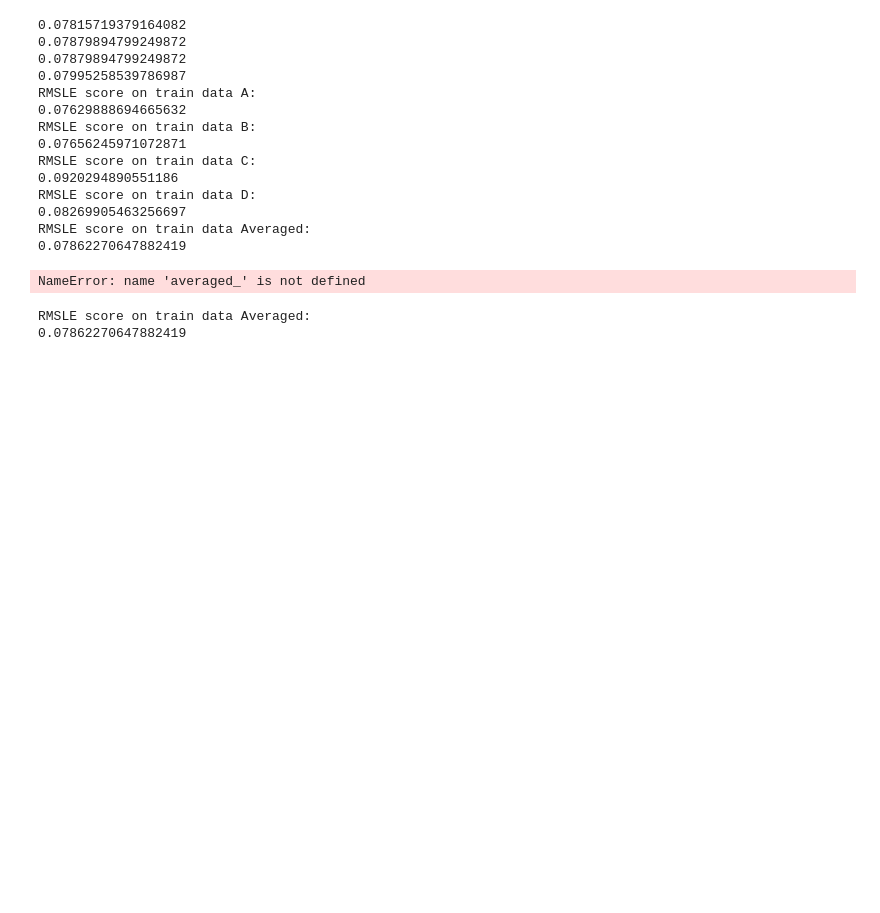
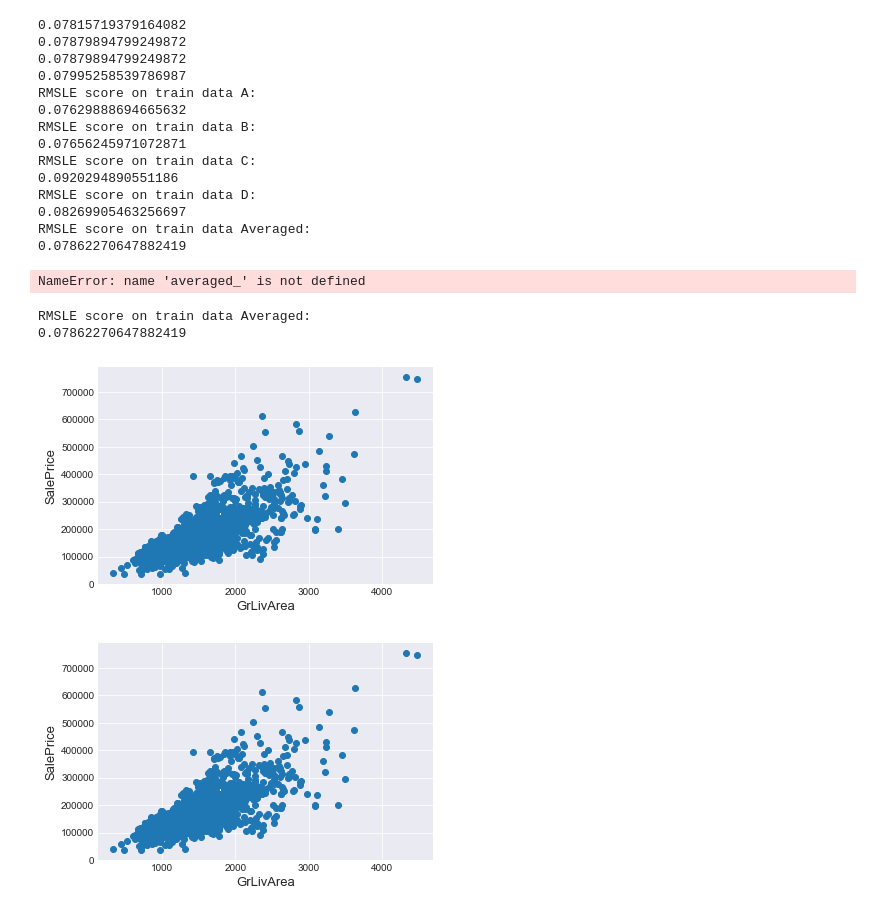
Before and after one commit to marcoscrcamargo/HousesPrices, a Jupyter notebook: pre_processing_data.ipynb, the cells around one changed output. Saved outputs shown, nothing was run; the diff lists cells and outputs as text; code cells hidden in the pictures; blank space fills up the shorter version.

```diff
--- a/pre_processing_data.ipynb
+++ b/pre_processing_data.ipynb
@@ -415,3 +388,38 @@ sub.to_csv('submission_25stacked_75avg.csv',index=False)
 # %%
 sub['SalePrice'] = averaged_pred
 sub.to_csv('submission_100avg.csv',index=False)
+# %%
+import matplotlib.pyplot as plt
+import seaborn as sns
+color = sns.cubehelix_palette(8, start=.5, rot=-.75)
+sns.set_style('darkgrid')
+
+# DATA VISUALIZATION
+
+train_data = reading_data(DTRAIN_PATH)
+test_data = reading_data(DTEST_PATH)
+
+# test_ID = test_data['Id']
+# train_x, train_y, test_x = pre_processing_data(train_data, test_data)
+
+all_data = pd.concat((train_data, test_data)).reset_index(drop=True)
+# %%
+# Removing Outliers
+fig, ax = plt.subplots()
+ax.scatter(x = train_data['GrLivArea'], y = train_data['SalePrice'])
+plt.ylabel('SalePrice', fontsize=13)
+plt.xlabel('GrLivArea', fontsize=13)
+plt.savefig('figures/outlier1.png')
+
+#Deleting outliers
+train_data = train_data.drop(train_data[(train_data['GrLivArea']>4000) & (train_data['SalePrice']<300000)].index)
+
+#Check the graphic again
+fig, ax = plt.subplots()
+ax.scatter(train_data['GrLivArea'], train_data['SalePrice'])
+plt.ylabel('SalePrice', fontsize=13)
+plt.xlabel('GrLivArea', fontsize=13)
+plt.savefig('figures/outlier2.png')
+# %% [output]
+[figure, added]
+[figure, added]
```
Also changed, not shown: parts of 4 cells of this notebook.
